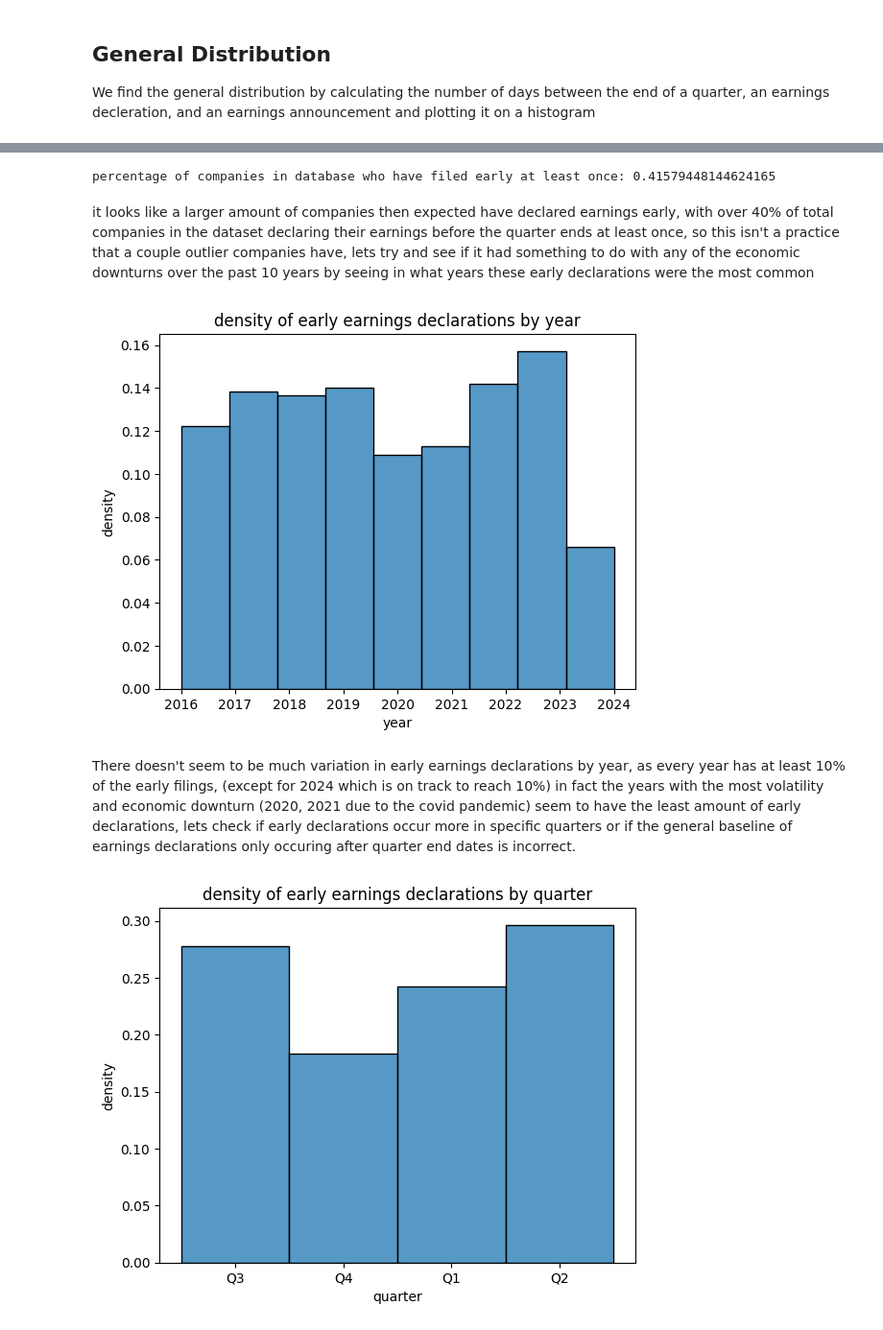
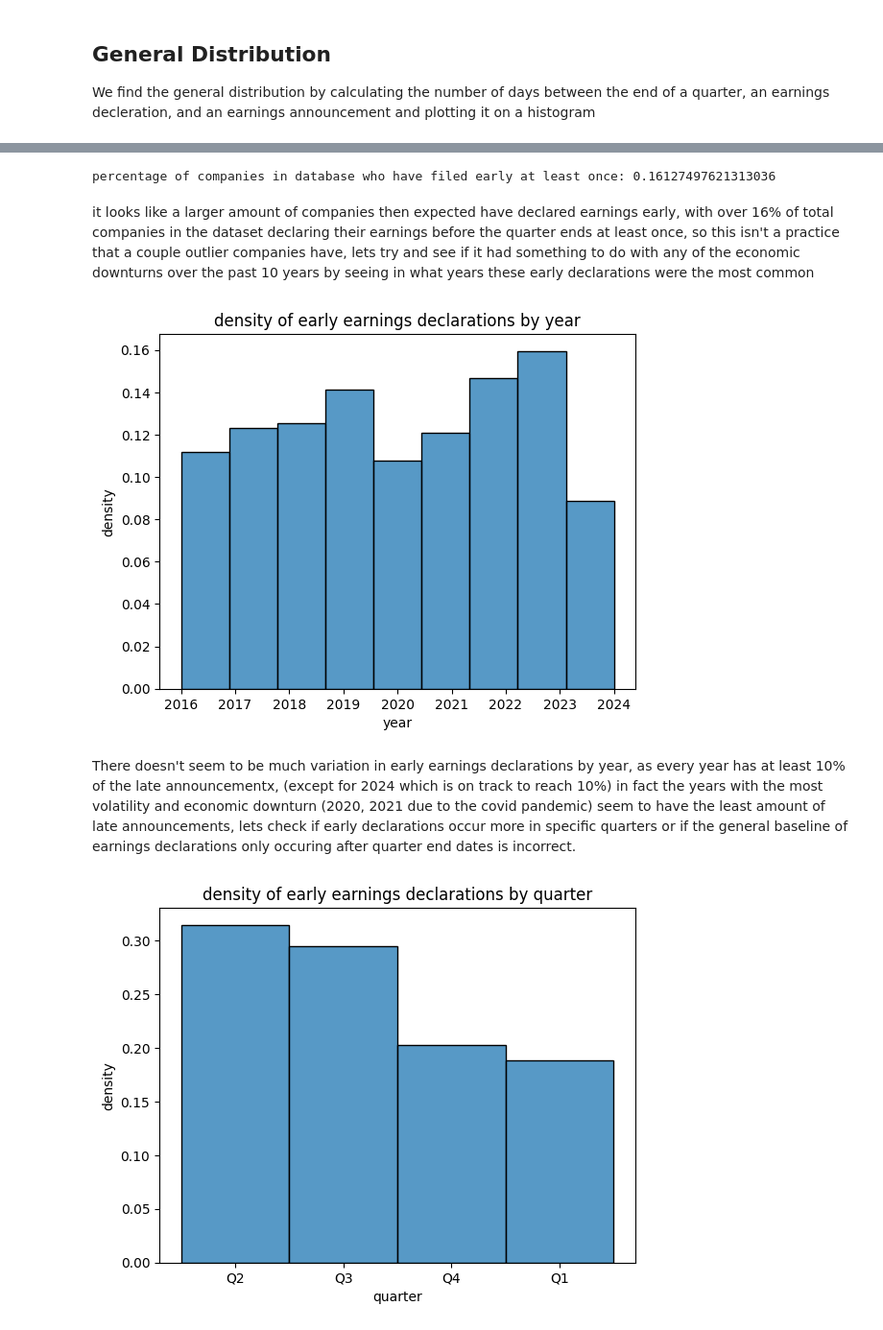
Before and after one commit to Barak-Horowitz/Walleye-Capital-Case-Study, a Jupyter notebook: dividendPrediction.ipynb, the cells around one changed output, grey strips where cells are left out. Shown at 96% size. Saved outputs shown, nothing was run; the diff lists cells and outputs as text; code cells hidden in the pictures.

Commit message:
almost finished with earnings announcement EDA

```diff
--- a/dividendPrediction.ipynb
+++ b/dividendPrediction.ipynb
@@ -157,3 +159,0 @@ def create_quarter(date_in):
-# %%
-new_company_financial_releases_df['FiscalYear'] = new_company_financial_releases_df['QuarterEndDate'].apply(standardize_year)
-new_company_financial_releases_df['FiscalYear'].unique()
@@ -165,3 +159,0 @@ We now no longer have any maligned data where the fiscal year doesn't match the
-# %%
-new_company_financial_releases_df['Quarter'] = new_company_financial_releases_df['QuarterEndDate'].apply(create_quarter)
-new_company_financial_releases_df['Quarter'].unique()
@@ -233,21 +222,16 @@ now that we have our two cleaned dataframes storing dividend and earnings inform
 ## General Distribution
 We find the general distribution by calculating the number of days between the end of a quarter, an earnings decleration, and an earnings announcement and plotting it on a histogram
 # %%
-# calculation of number of days between end of quarter and earnings declaration
-company_earnings_df['DaysBetweenQuarterAndDeclaration'] = (
-    company_earnings_df['EarningsDeclarationDate'] - company_earnings_df['QuarterEndDate']
-).dt.days
-# calculation of number of days between earnings declaration and earnings announcement
-company_earnings_df['DaysBetweenDeclarationAndAnnouncement'] = (
+# calculation of number of days between end of quarter and earnings announcement
+company_earnings_df['DaysBetweenQuarterAndAnnouncement'] = (
     company_earnings_df['EarningsAnnouncementDate'] - company_earnings_df['EarningsDeclarationDate']
 ).dt.days
 
 # histogram displaying distribution of days between end of quarter and earnings declaration
 num_bins = 100
-sns.histplot(data=company_earnings_df, x="DaysBetweenQuarterAndDeclaration", bins=num_bins)
-plt.xlabel("Days Between End of Quarter and Earnings Declaration")
-plt.xlim(-100,100)
+sns.histplot(data=company_earnings_df, x="DaysBetweenQuarterAndAnnouncement", bins=num_bins)
+plt.xlabel("Days Between End of Quarter and Earnings Announcement")
 plt.ylabel("Frequency")
-plt.title("Distribution of the number of days Between the End of a financial Quarter and an Earnings Declaration")
+plt.title("Distribution of the number of days Between the End of a financial Quarter and an Earnings Announcement")
 plt.show()
 # %% [output]
@@ -288,29 +267,29 @@ We see from this that 50% of declarations occur within 10 days of the end of a f
 # %%
 # grab the subset of declarations occuring before the end of the quarter
-early_declarations_df = company_earnings_df[company_earnings_df['DaysBetweenQuarterAndDeclaration'] < 0]
-early_file_ratio = (early_declarations_df['USym'].nunique()) / (company_earnings_df['USym'].nunique())
-print(f"percentage of companies in database who have filed early at least once: {early_file_ratio}")
+late_announcements_df = company_earnings_df[company_earnings_df['DaysBetweenQuarterAndAnnouncement'] > 75]
+late_announcement_ratio = (late_announcements_df['USym'].nunique()) / (company_earnings_df['USym'].nunique())
+print(f"percentage of companies in database who have filed early at least once: {late_announcement_ratio}")
 # %% [output]
-percentage of companies in database who have filed early at least once: 0.41579448144624165
+percentage of companies in database who have filed early at least once: 0.16127497621313036
 # %% [markdown]
-it looks like a larger amount of companies then expected have declared earnings early, with over 40% of total companies in the dataset declaring their earnings before the quarter ends at least once, so this isn't a practice that a couple outlier companies have, lets try and see if it had something to do with any of the economic downturns over the past 10 years by seeing in what years these early declarations were the most common
+it looks like a larger amount of companies then expected have declared earnings early, with over 16% of total companies in the dataset declaring their earnings before the quarter ends at least once, so this isn't a practice that a couple outlier companies have, lets try and see if it had something to do with any of the economic downturns over the past 10 years by seeing in what years these early declarations were the most common
 # %%
 num_bins = 9
-sns.histplot(data=early_declarations_df, x="FiscalYear", bins=num_bins, stat="density")
+sns.histplot(data=late_announcements_df, x="FiscalYear", bins=num_bins, stat="density")
 plt.xlabel("year")
 plt.ylabel("density")
 plt.title("density of early earnings declarations by year")
 plt.show()
 # %% [output]
-[figure, old version]
+[figure, new version]
 # %% [markdown]
-There doesn't seem to be much variation in early earnings declarations by year, as every year has at least 10% of the early filings, (except for 2024 which is on track to reach 10%) in fact the years with the most volatility and economic downturn (2020, 2021 due to the covid pandemic) seem to have the least amount of early declarations, lets check if early declarations occur more in specific quarters or if the general baseline of earnings declarations only occuring after quarter end dates is incorrect.
+There doesn't seem to be much variation in early earnings declarations by year, as every year has at least 10% of the late announcementx, (except for 2024 which is on track to reach 10%) in fact the years with the most volatility and economic downturn (2020, 2021 due to the covid pandemic) seem to have the least amount of late announcements, lets check if early declarations occur more in specific quarters or if the general baseline of earnings declarations only occuring after quarter end dates is incorrect.
 # %%
 num_bins = 4
-sns.histplot(data=early_declarations_df, x="Quarter", bins=num_bins, stat='density')
+sns.histplot(data=late_announcements_df, x="Quarter", bins=num_bins, stat='density')
 plt.xlabel('quarter')
 plt.ylabel('density')
 plt.title('density of early earnings declarations by quarter')
 plt.show()
 # %% [output]
-[figure, old version]
+[figure, new version]
```
Also changed, not shown: parts of 26 cells of this notebook.
